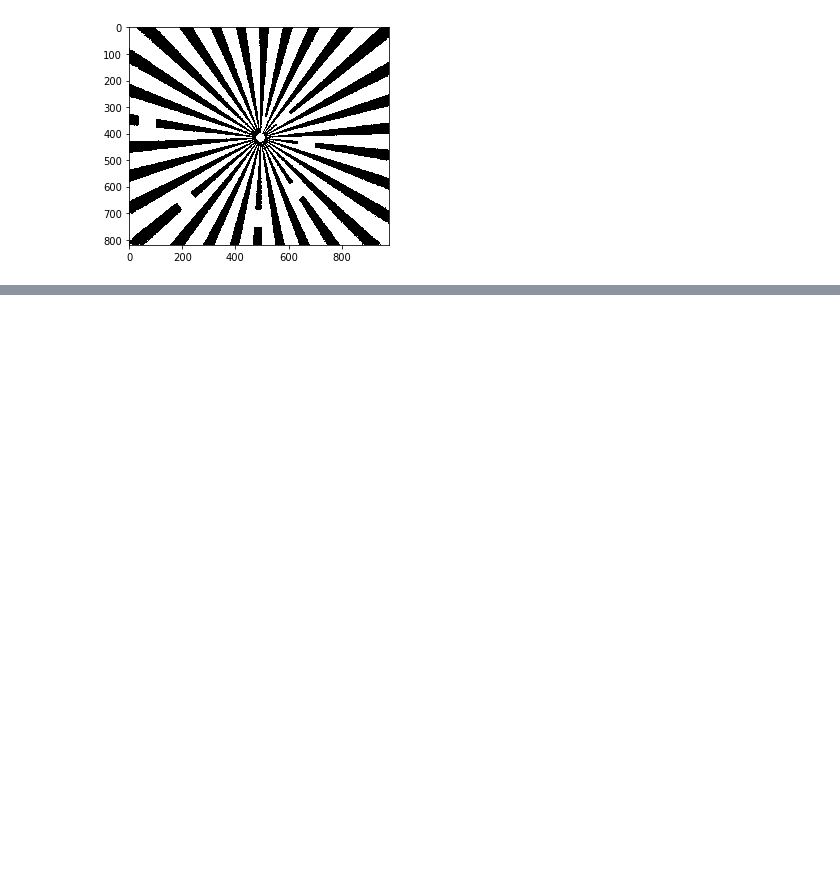
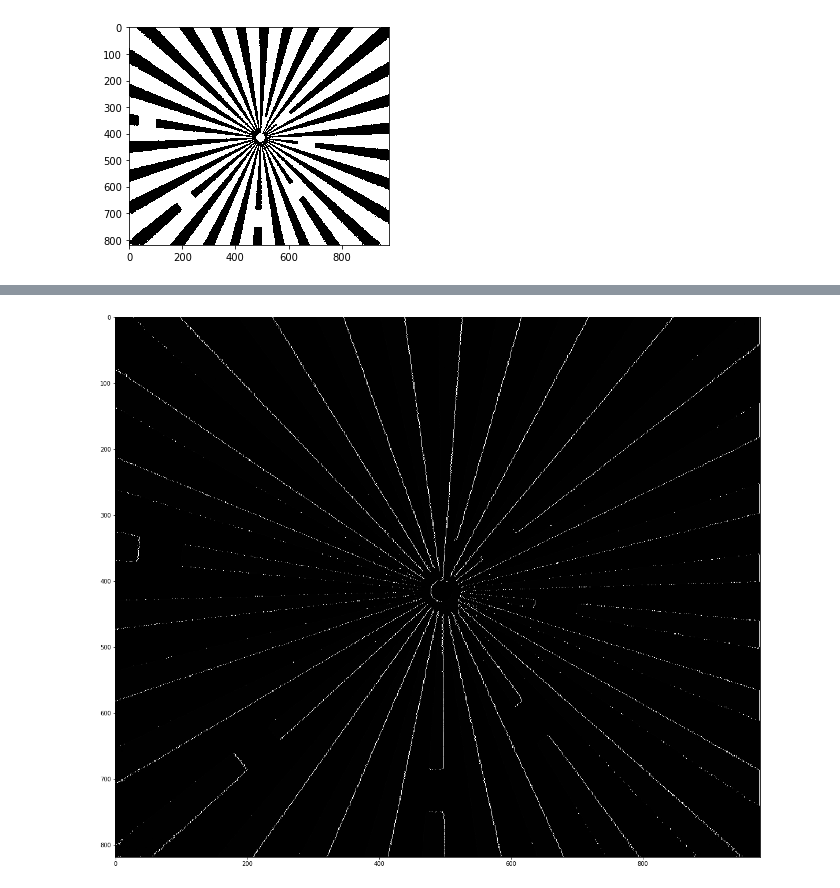
Before and after one commit to iamfaisalkhan/XImageRegistration, a Jupyter notebook: Alignment_02.ipynb, the cells around one changed output, grey strips where cells are left out. Cells and saved outputs as stored; diff of their text form; code cells hidden in the pictures; blank space fills up the shorter version.

Commit message:
Converted pattern to contours

```diff
--- a/Alignment_02.ipynb
+++ b/Alignment_02.ipynb
@@ -79,0 +90,18 @@ plt.imshow(result)
+# %%
+img0_binary = np.zeros_like(binary, dtype=np.uint8)
+img1_binary = np.zeros_like(binary, dtype=np.uint8)
+
+result = np.dstack((img1_binary, img1_binary, img1_binary))
+
+img0_binary[~binary] = 255
+img1_binary[binary] = 255
+
+
+im2, contours, hierarchy = cv2.findContours(img0_binary, cv2.RETR_EXTERNAL , cv2.CHAIN_APPROX_NONE )
+cv2.drawContours(result, contours, -1, (255, 0, 0), 3)
+
+plt.figure(figsize=(20, 20))
+plt.imshow(im2, cmap='gray')
+plt.show()
+# %% [output]
+[figure, added]
```
Also changed, not shown: parts of 2 cells of this notebook, 1 other file.
